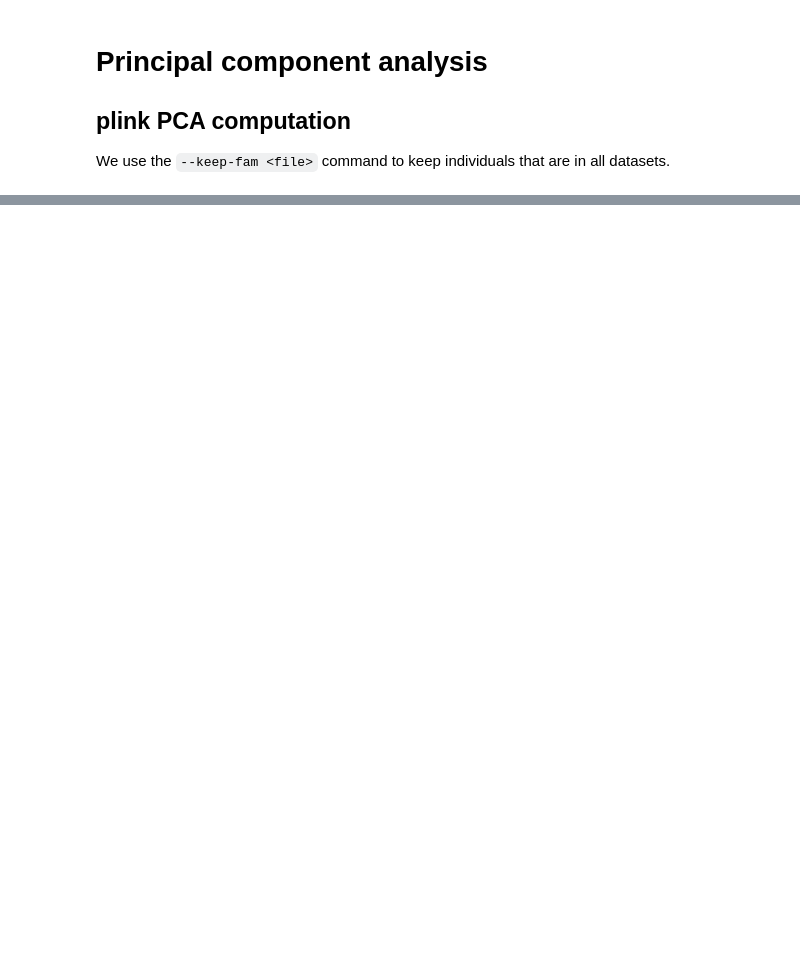
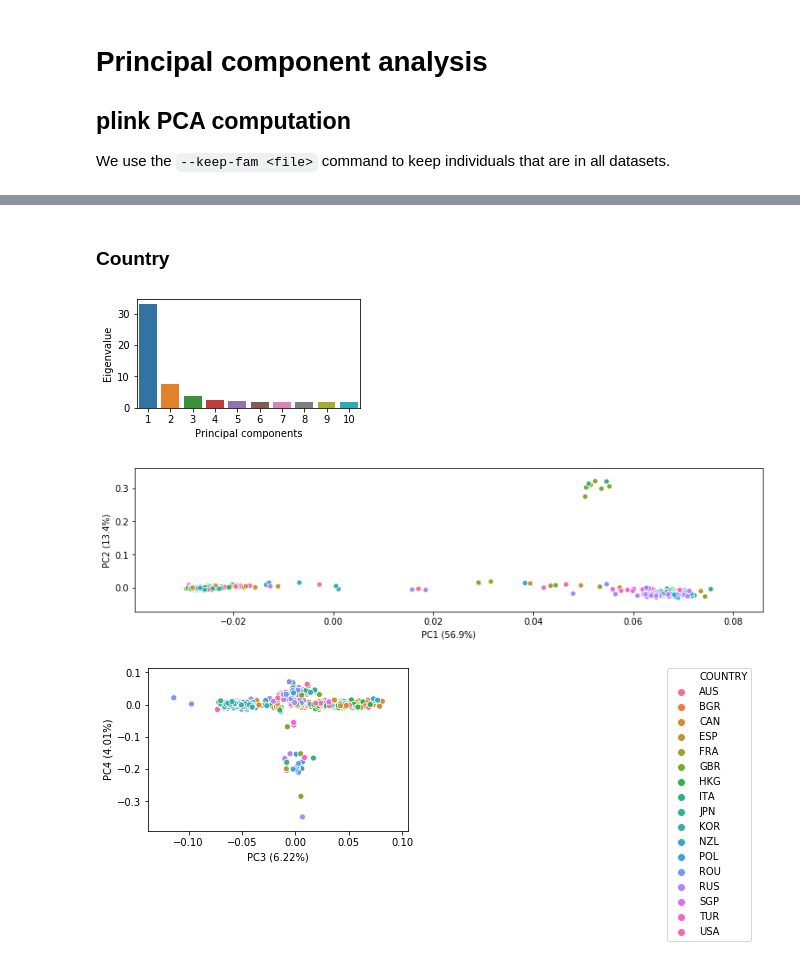
Before and after one commit to matthiaszeller/HBV, a Jupyter notebook: Host genotypes - Analysis.ipynb, the cells around one changed output, grey strips where cells are left out. Cells and saved outputs as stored; diff of their text form; code cells hidden in the pictures; blank space fills up the shorter version.

```diff
--- a/Host genotypes - Analysis.ipynb
+++ b/Host genotypes - Analysis.ipynb
@@ -53,0 +46,9 @@ igm160906 -0.026651 -0.000946  C
+# %% [markdown]
+### Country
+# %%
+host.plot_plink_pca(setup.PATH_HOST_CLEAN_DATA, n_pcs=4, hue_col='COUNTRY',
+                   bbox_to_anchor=(2, 1))
+# %% [output]
+[figure, added]
+[figure, added]
+[figure, added]
```
Also changed, not shown: parts of 7 cells of this notebook, 1 other file.
